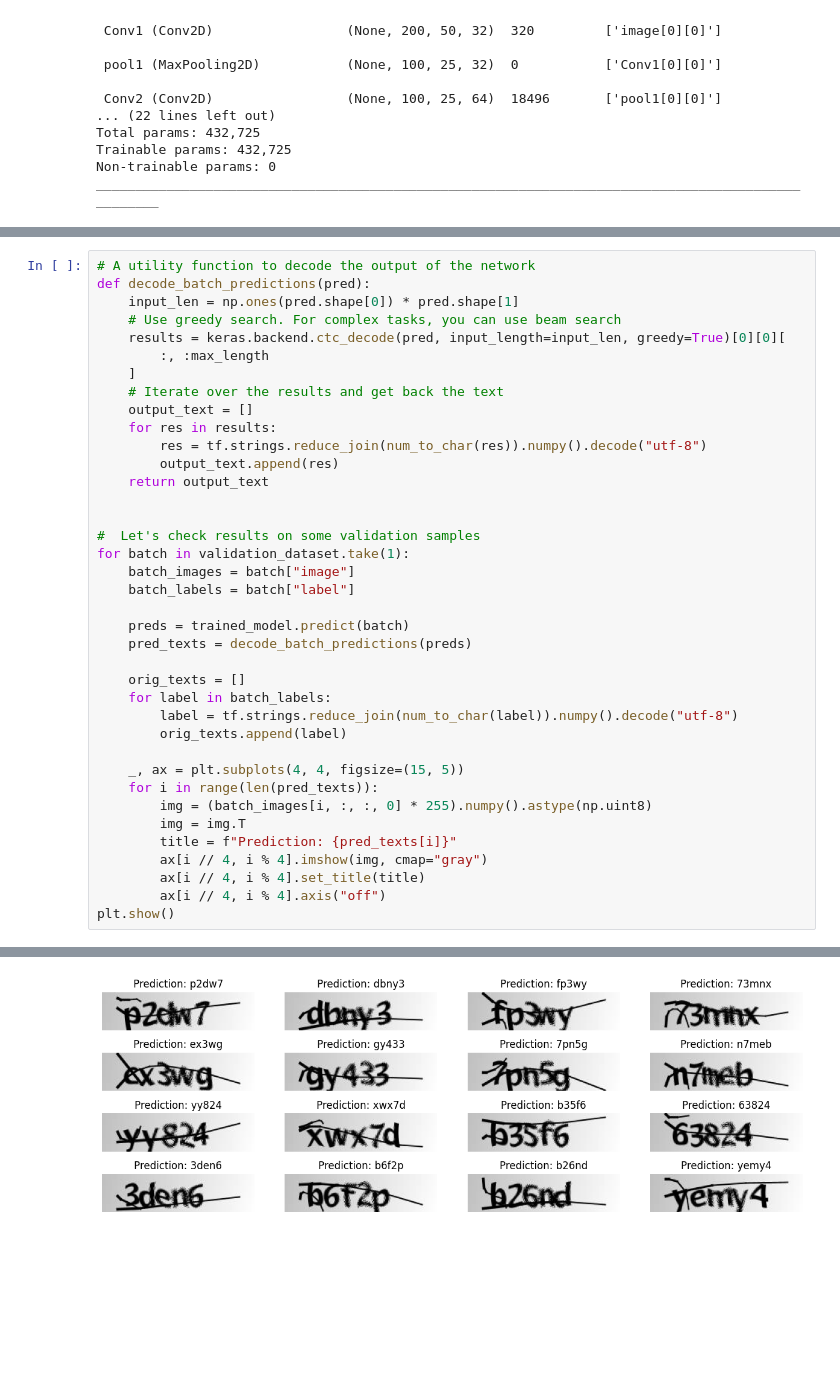
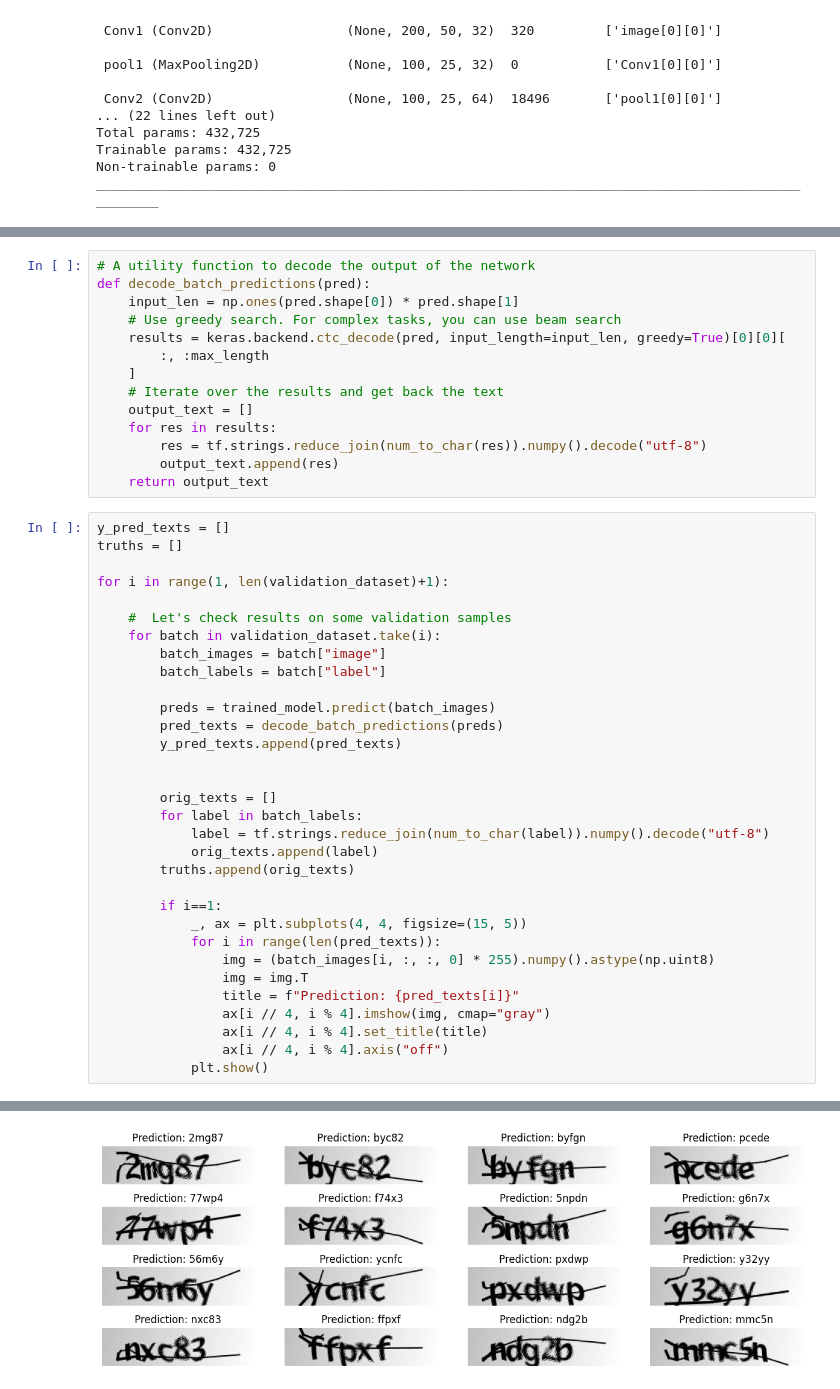
Before and after one commit to huyhuynh2210/CS331-Captcha_images, a Jupyter notebook: py.ipynb, the cells around one changed output, grey strips where cells are left out. Cells and saved outputs as stored; diff of their text form; blank space fills up the shorter version.

```diff
--- a/py.ipynb
+++ b/py.ipynb
@@ -300,39 +299,47 @@ ________________________________________________________________________________
+# %%
+# A utility function to decode the output of the network
+def decode_batch_predictions(pred):
+    input_len = np.ones(pred.shape[0]) * pred.shape[1]
+    # Use greedy search. For complex tasks, you can use beam search
+    results = keras.backend.ctc_decode(pred, input_length=input_len, greedy=True)[0][0][
+        :, :max_length
+    ]
+    # Iterate over the results and get back the text
+    output_text = []
+    for res in results:
+        res = tf.strings.reduce_join(num_to_char(res)).numpy().decode("utf-8")
+        output_text.append(res)
+    return output_text
 # %%
-# A utility function to decode the output of the network
-def decode_batch_predictions(pred):
-    input_len = np.ones(pred.shape[0]) * pred.shape[1]
-    # Use greedy search. For complex tasks, you can use beam search
-    results = keras.backend.ctc_decode(pred, input_length=input_len, greedy=True)[0][0][
-        :, :max_length
-    ]
-    # Iterate over the results and get back the text
-    output_text = []
-    for res in results:
-        res = tf.strings.reduce_join(num_to_char(res)).numpy().decode("utf-8")
-        output_text.append(res)
-    return output_text
+y_pred_texts = []
+truths = []
+
+for i in range(1, len(validation_dataset)+1):
+
+    #  Let's check results on some validation samples
+    for batch in validation_dataset.take(i):
+        batch_images = batch["image"]
+        batch_labels = batch["label"]
+
+        preds = trained_model.predict(batch_images)
+        pred_texts = decode_batch_predictions(preds)
+        y_pred_texts.append(pred_texts)
 
 
-#  Let's check results on some validation samples
-for batch in validation_dataset.take(1):
-    batch_images = batch["image"]
-    batch_labels = batch["label"]
+        orig_texts = []
+        for label in batch_labels:
+            label = tf.strings.reduce_join(num_to_char(label)).numpy().decode("utf-8")
+            orig_texts.append(label)
+        truths.append(orig_texts)
 
-    preds = trained_model.predict(batch)
-    pred_texts = decode_batch_predictions(preds)
-
-    orig_texts = []
-    for label in batch_labels:
-        label = tf.strings.reduce_join(num_to_char(label)).numpy().decode("utf-8")
-        orig_texts.append(label)
-
-    _, ax = plt.subplots(4, 4, figsize=(15, 5))
-    for i in range(len(pred_texts)):
-        img = (batch_images[i, :, :, 0] * 255).numpy().astype(np.uint8)
-        img = img.T
-        title = f"Prediction: {pred_texts[i]}"
-        ax[i // 4, i % 4].imshow(img, cmap="gray")
-        ax[i // 4, i % 4].set_title(title)
-        ax[i // 4, i % 4].axis("off")
-plt.show()
+        if i==1:
+            _, ax = plt.subplots(4, 4, figsize=(15, 5))
+            for i in range(len(pred_texts)):
+                img = (batch_images[i, :, :, 0] * 255).numpy().astype(np.uint8)
+                img = img.T
+                title = f"Prediction: {pred_texts[i]}"
+                ax[i // 4, i % 4].imshow(img, cmap="gray")
+                ax[i // 4, i % 4].set_title(title)
+                ax[i // 4, i % 4].axis("off")
+            plt.show()
 # %% [output]
@@ -340 +347 @@ plt.show()
-[figure, old version]
+[figure, new version]
```
Also changed, not shown: parts of 11 cells of this notebook.
